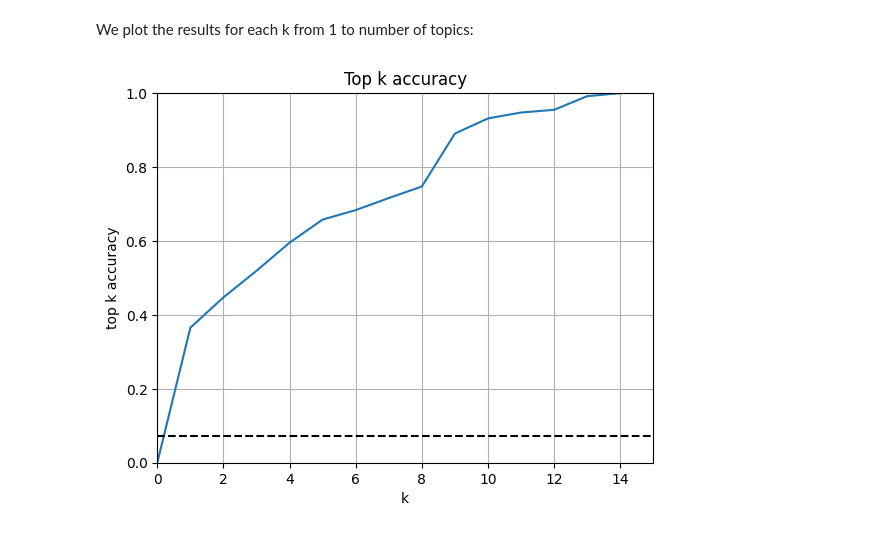
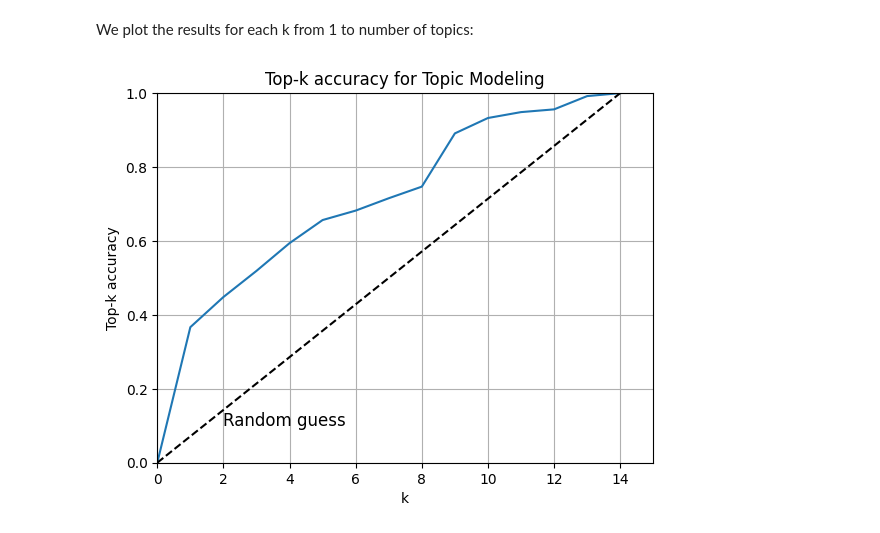
Before and after one commit to gonzalo-cordova-pou/MLADHD, a Jupyter notebook: TopicModeling.ipynb, the cells around one changed output. Drawn from its saved outputs; the diff is of its cells as text; code cells hidden in the pictures.

Commit message:
feat: Finished Topic Modeling Notebook

```diff
--- a/TopicModeling.ipynb
+++ b/TopicModeling.ipynb
@@ -68,7 +76,7 @@ Lets load the dataset containing the OCR output of the screenshots. We will filt
 Note that we drop the rows with empty text.
 # %%
 # Read data into papers
-data = pd.read_csv('D:\\Alerta Backup Data\\gonzalo_data\\datasets\\text\\data_clean_large.csv', sep=';')
+data = pd.read_csv('dataset.csv', sep=';')
 data = data.dropna(subset=['text'])
 data = data[data['class'] == 0] # Only "focused" class
 data['course'] = data['image'].apply(lambda x: x.split('_')[1]) # Extract course from 'image' column
@@ -201,17 +209,22 @@ for i in range(1+len(topic_centroids.keys())):
     ks.append(i)
 # %% [markdown]
 We plot the results for each k from 1 to number of topics:
+# %%
+# random guess (0, 1/len(topic_centroids.keys()), 2/len(topic_centroids.keys()), ...)
+random_guess = [i/len(topic_centroids.keys()) for i in range(len(topic_centroids.keys())+1)]
 # %%
 # plot the top k accuracy scores
 import matplotlib.pyplot as plt
 plt.plot(ks, accs)
-plt.plot([0, 15], [1/len(topic_centroids.keys()), 1/len(topic_centroids.keys())], 'k--')
+plt.plot([i for i in range(len(topic_centroids.keys())+1)], random_guess, linestyle='--', color='black')
+# add label to the line
+plt.text(2, 0.1, 'Random guess', fontsize=12)
 plt.grid()
 plt.ylim(0, 1)
 plt.xlim(0, 15)
-plt.title('Top k accuracy')
+plt.title('Top-k accuracy for Topic Modeling')
 plt.xlabel('k')
-plt.ylabel('top k accuracy')
+plt.ylabel('Top-k accuracy')
 plt.show()
 # %% [output]
-[figure, old version]
+[figure, new version]
```
Also changed, not shown: parts of 8 cells of this notebook.
